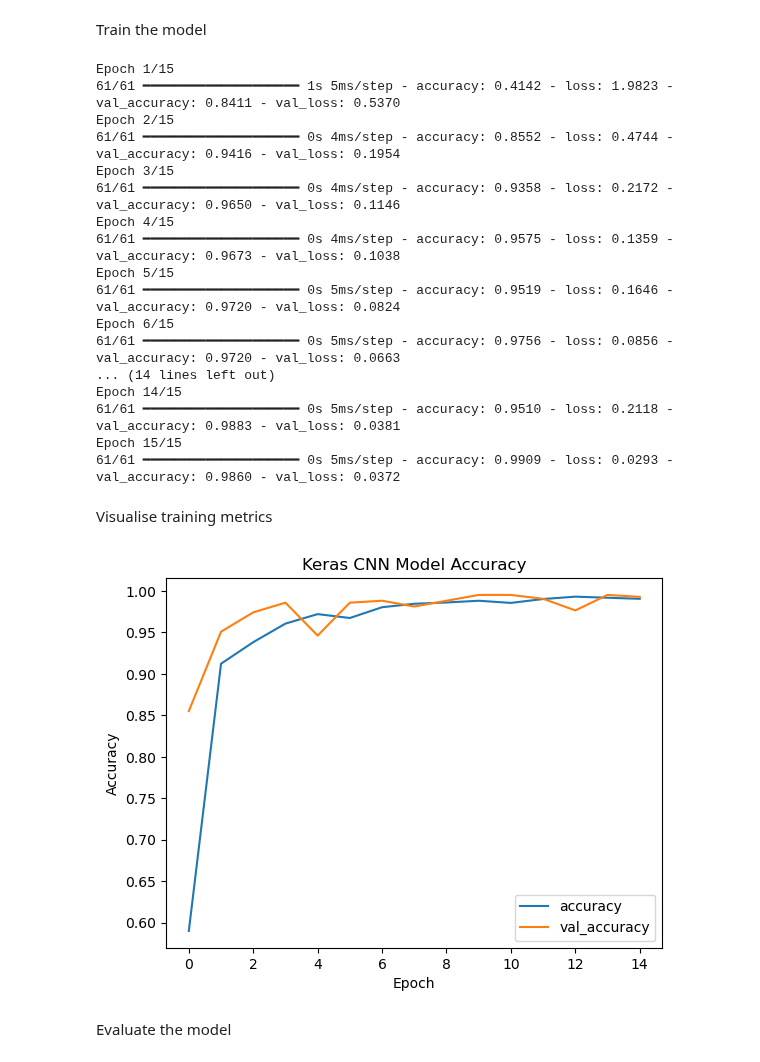
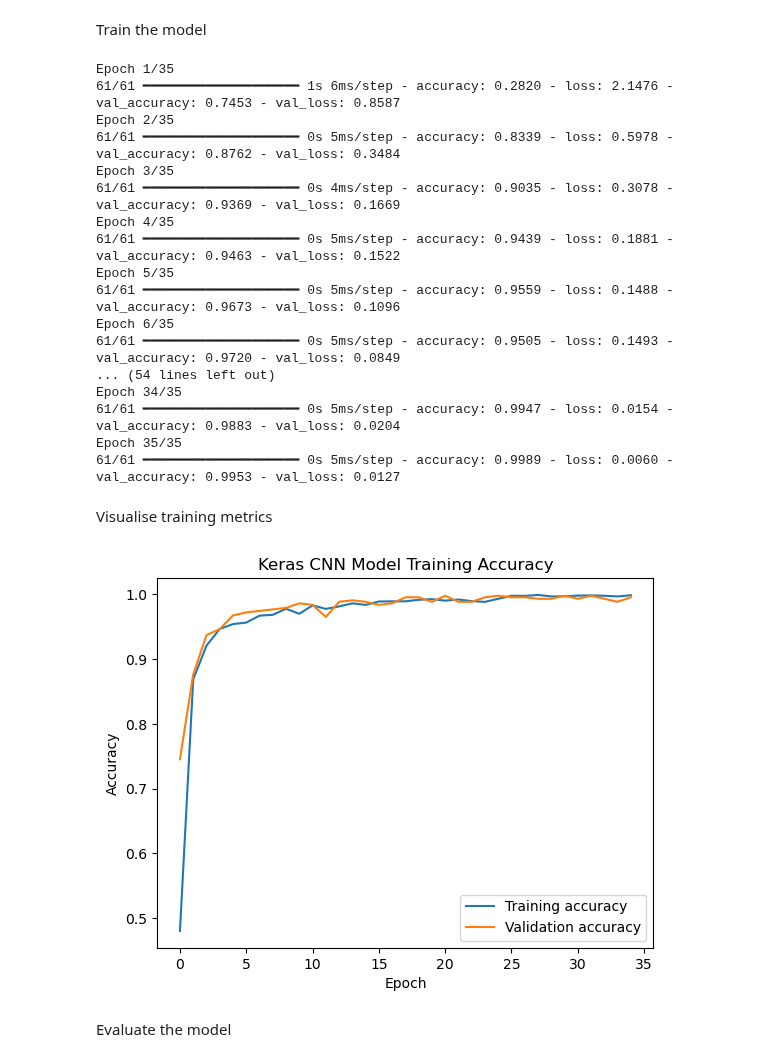
Before and after one commit to denpalrius/AI-Machine-Learning-Practice, a Jupyter notebook: mlp/cnn_mnist.ipynb, the cells around one changed output. Drawn from its saved outputs; the diff is of its cells as text; code cells hidden in the pictures.

```diff
--- a/mlp/cnn_mnist.ipynb
+++ b/mlp/cnn_mnist.ipynb
@@ -76,7 +76,7 @@ This will help in:
 - Faster training and convergence of the optimisation
 - This will help the model learn with consistent data, capturing underlying patterns instead of being affected by by the scale of the input features
 # %%
-max_pixel = 16
+max_pixel = 50
 X = X/max_pixel
 # %% [markdown]
 Reshape data for CNN
@@ -461,6 +280,6 @@ criterion = torch.nn.CrossEntropyLoss()
 optimizer = torch.optim.Adam(custom_model.parameters(), lr=learning_rate)
 scheduler = torch.optim.lr_scheduler.ReduceLROnPlateau(optimizer, factor=0.1, mode='min')
 
-n_epochs = 5
+n_epochs = 35
 losses = []
 # %% [markdown]
@@ -591,35 +483,35 @@ Train the model
 # %%
 history = keras_model.fit(X_train, y_train, epochs=n_epochs, batch_size=batch_size, validation_split=0.1)
 # %% [output]
-Epoch 1/15
-61/61 ━━━━━━━━━━━━━━━━━━━━ 1s 5ms/step - accuracy: 0.4142 - loss: 1.9823 - val_accuracy: 0.8411 - val_loss: 0.5370
-Epoch 2/15
-61/61 ━━━━━━━━━━━━━━━━━━━━ 0s 4ms/step - accuracy: 0.8552 - loss: 0.4744 - val_accuracy: 0.9416 - val_loss: 0.1954
-Epoch 3/15
-61/61 ━━━━━━━━━━━━━━━━━━━━ 0s 4ms/step - accuracy: 0.9358 - loss: 0.2172 - val_accuracy: 0.9650 - val_loss: 0.1146
-Epoch 4/15
-61/61 ━━━━━━━━━━━━━━━━━━━━ 0s 4ms/step - accuracy: 0.9575 - loss: 0.1359 - val_accuracy: 0.9673 - val_loss: 0.1038
-Epoch 5/15
-61/61 ━━━━━━━━━━━━━━━━━━━━ 0s 5ms/step - accuracy: 0.9519 - loss: 0.1646 - val_accuracy: 0.9720 - val_loss: 0.0824
-Epoch 6/15
-61/61 ━━━━━━━━━━━━━━━━━━━━ 0s 5ms/step - accuracy: 0.9756 - loss: 0.0856 - val_accuracy: 0.9720 - val_loss: 0.0663
-... (14 lines left out)
-Epoch 14/15
-61/61 ━━━━━━━━━━━━━━━━━━━━ 0s 5ms/step - accuracy: 0.9510 - loss: 0.2118 - val_accuracy: 0.9883 - val_loss: 0.0381
-Epoch 15/15
-61/61 ━━━━━━━━━━━━━━━━━━━━ 0s 5ms/step - accuracy: 0.9909 - loss: 0.0293 - val_accuracy: 0.9860 - val_loss: 0.0372
+Epoch 1/35
+61/61 ━━━━━━━━━━━━━━━━━━━━ 1s 6ms/step - accuracy: 0.2820 - loss: 2.1476 - val_accuracy: 0.7453 - val_loss: 0.8587
+Epoch 2/35
+61/61 ━━━━━━━━━━━━━━━━━━━━ 0s 5ms/step - accuracy: 0.8339 - loss: 0.5978 - val_accuracy: 0.8762 - val_loss: 0.3484
+Epoch 3/35
+61/61 ━━━━━━━━━━━━━━━━━━━━ 0s 4ms/step - accuracy: 0.9035 - loss: 0.3078 - val_accuracy: 0.9369 - val_loss: 0.1669
+Epoch 4/35
+61/61 ━━━━━━━━━━━━━━━━━━━━ 0s 5ms/step - accuracy: 0.9439 - loss: 0.1881 - val_accuracy: 0.9463 - val_loss: 0.1522
+Epoch 5/35
+61/61 ━━━━━━━━━━━━━━━━━━━━ 0s 5ms/step - accuracy: 0.9559 - loss: 0.1488 - val_accuracy: 0.9673 - val_loss: 0.1096
+Epoch 6/35
+61/61 ━━━━━━━━━━━━━━━━━━━━ 0s 5ms/step - accuracy: 0.9505 - loss: 0.1493 - val_accuracy: 0.9720 - val_loss: 0.0849
+... (54 lines left out)
+Epoch 34/35
+61/61 ━━━━━━━━━━━━━━━━━━━━ 0s 5ms/step - accuracy: 0.9947 - loss: 0.0154 - val_accuracy: 0.9883 - val_loss: 0.0204
+Epoch 35/35
+61/61 ━━━━━━━━━━━━━━━━━━━━ 0s 5ms/step - accuracy: 0.9989 - loss: 0.0060 - val_accuracy: 0.9953 - val_loss: 0.0127
 # %% [markdown]
 Visualise training metrics
 # %%
-plt.plot(history.history['accuracy'], label='accuracy')
-plt.plot(history.history['val_accuracy'], label='val_accuracy')
+plt.plot(history.history['accuracy'], label='Training accuracy')
+plt.plot(history.history['val_accuracy'], label='Validation accuracy')
 plt.xlabel('Epoch')
 plt.ylabel('Accuracy')
 plt.title('Keras CNN Model Training Accuracy')
 plt.legend()
 plt.show()
 # %% [output]
-[figure, old version]
+[figure, new version]
 # %% [markdown]
 Evaluate the model
 # %%
```
Also changed, not shown: parts of 31 cells of this notebook.
